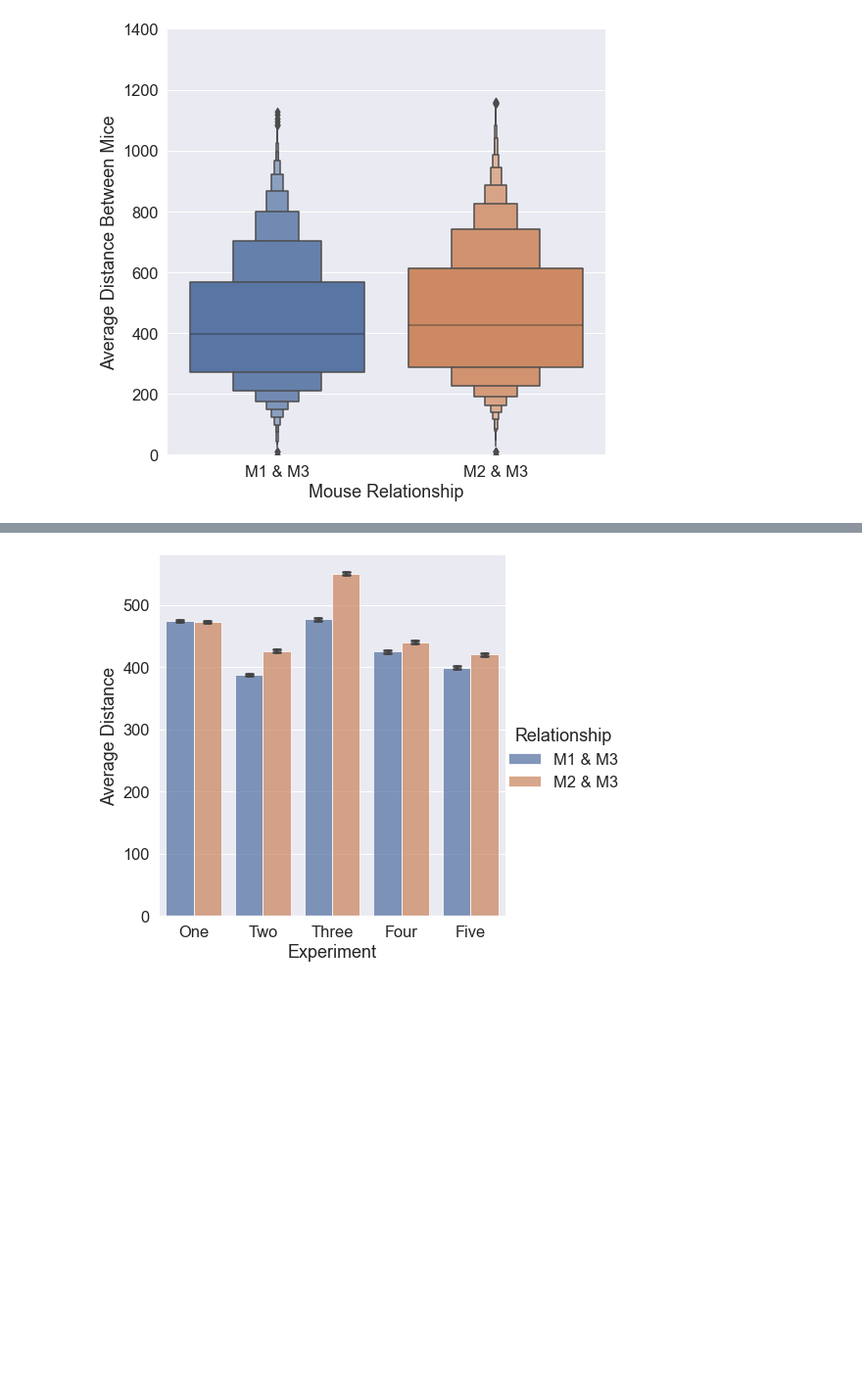
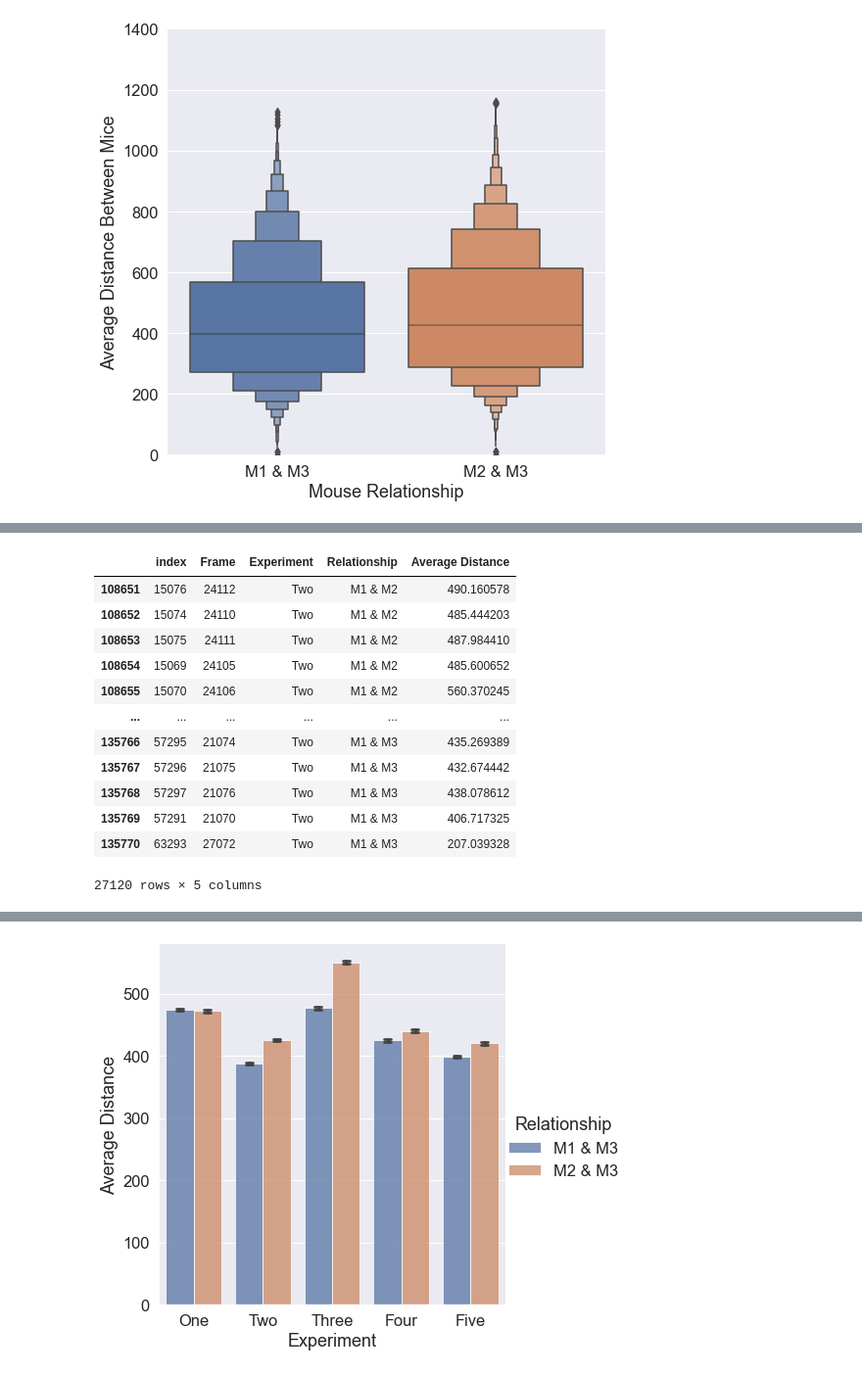
Before and after one commit to Frost-Lab-Utah/DLC, a Jupyter notebook: DLC_WT_social_trial.ipynb, the cells around one changed output, grey strips where cells are left out. Shown at 98% size. Cells and saved outputs as stored; diff of their text form; code cells hidden in the pictures; blank space fills up the shorter version.

```diff
--- a/DLC_WT_social_trial.ipynb
+++ b/DLC_WT_social_trial.ipynb
@@ -722,0 +732,3 @@ sns.despine(left=True, bottom=True)
+# %%
+sorted_melt_df= epoch3_melt_df.sort_values(by=['Experiment']).reset_index()
+sorted_melt_df.head()
@@ -723,3 +742,26 @@ sns.despine(left=True, bottom=True)
+# %%
+#five .loc[:27119]
+#four .loc[27120:54248]
+#One .loc[54249:81377]
+#Three .loc[81378:108650]
+#Two .loc[108651:]
+
+
+sorted_melt_df.loc[108651:]
+# %% [output]
+|  | index | Frame | Experiment | Relationship | Average Distance |
+| 108651 | 15076 | 24112 | Two | M1 & M2 | 490.160578 |
+| 108652 | 15074 | 24110 | Two | M1 & M2 | 485.444203 |
+| 108653 | 15075 | 24111 | Two | M1 & M2 | 487.984410 |
+| 108654 | 15069 | 24105 | Two | M1 & M2 | 485.600652 |
+| 108655 | 15070 | 24106 | Two | M1 & M2 | 560.370245 |
+| ... | ... | ... | ... | ... | ... |
+| 135766 | 57295 | 21074 | Two | M1 & M3 | 435.269389 |
+| 135767 | 57296 | 21075 | Two | M1 & M3 | 432.674442 |
+| 135768 | 57297 | 21076 | Two | M1 & M3 | 438.078612 |
+| 135769 | 57291 | 21070 | Two | M1 & M3 | 406.717325 |
+| 135770 | 63293 | 27072 | Two | M1 & M3 | 207.039328 |
+27120 rows × 5 columns
 # %%
 #For each pair in each experiment, 5sec bins (appx. 5mins x 30fps)
 sns.displot(
```
Also changed, not shown: parts of 19 cells of this notebook.
